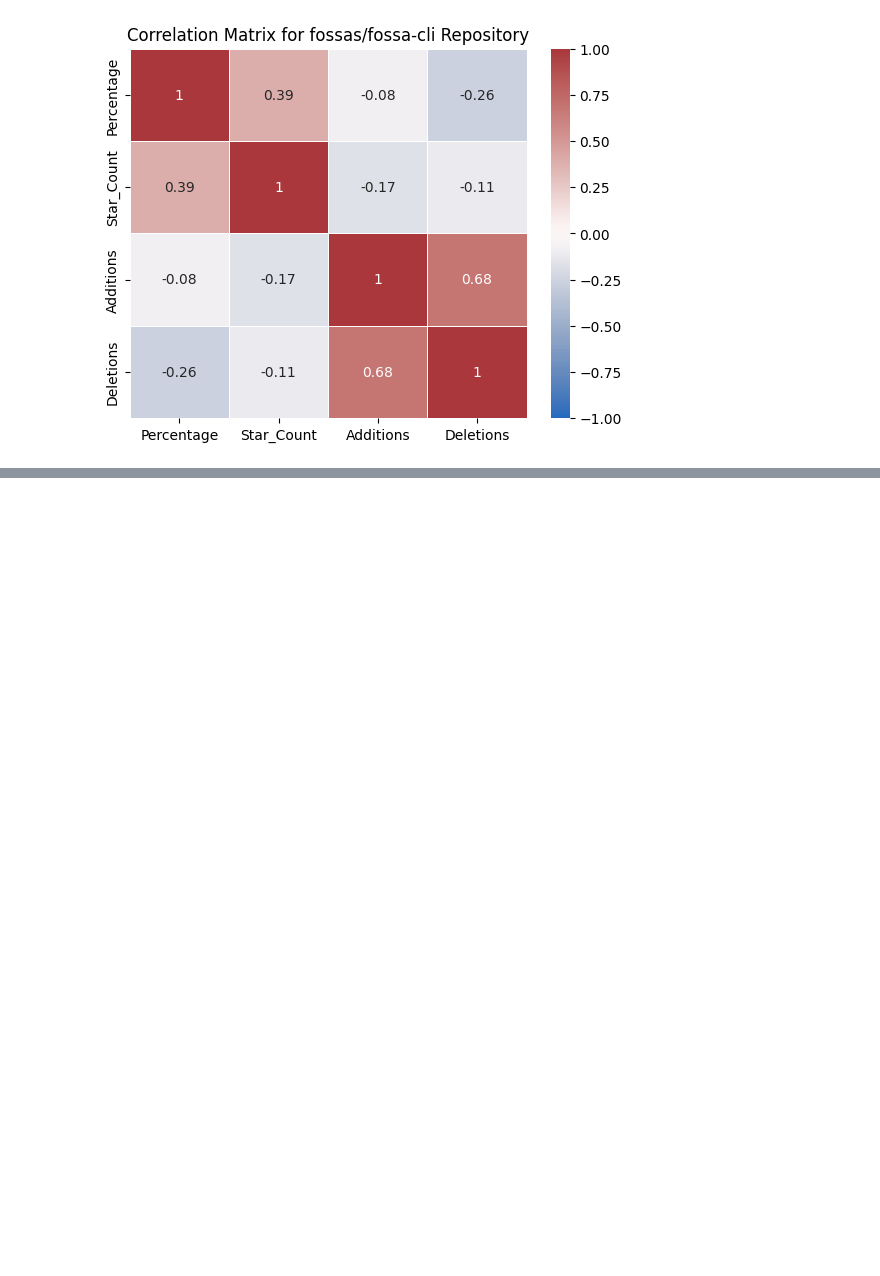
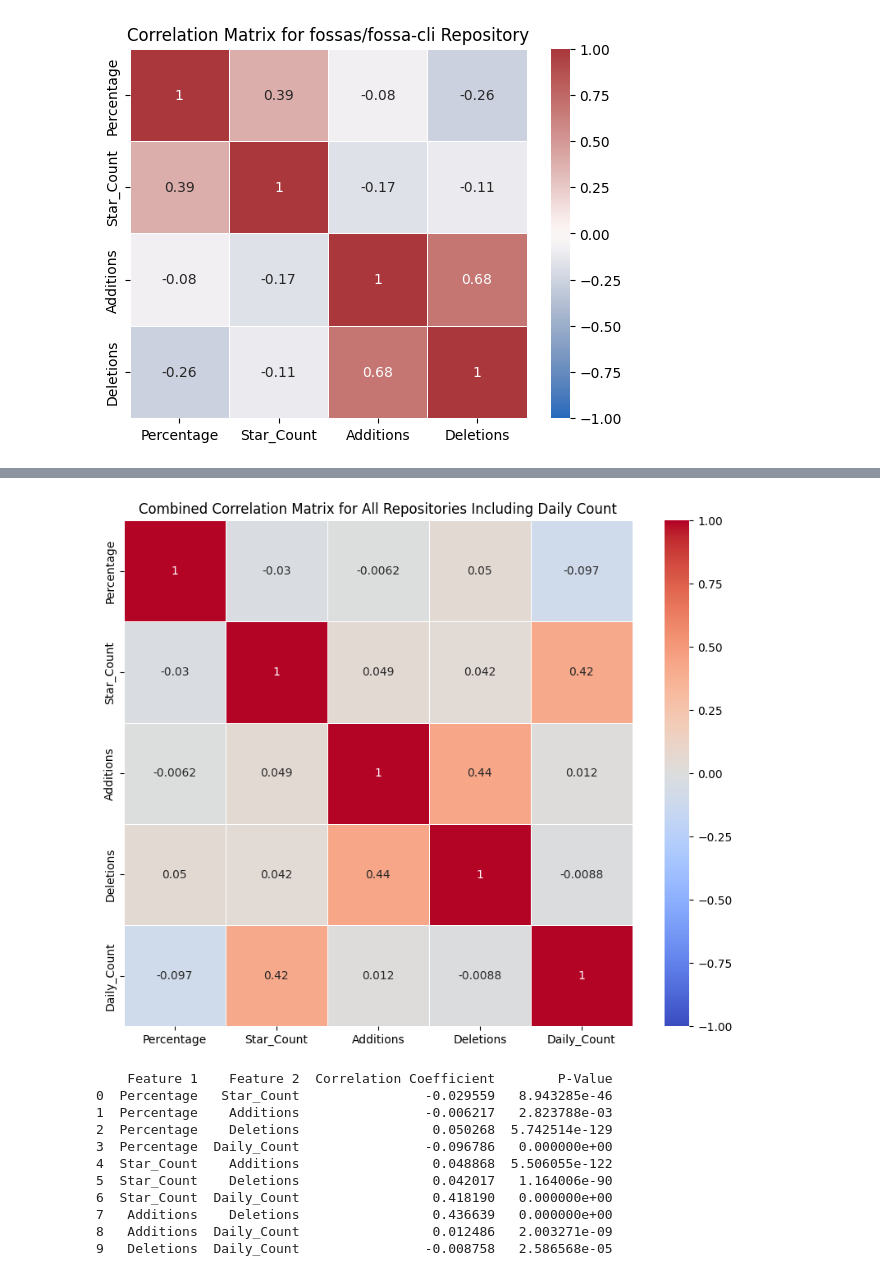
Before and after one commit to rajkunamaneni/Code-Coverage-Trends, a Jupyter notebook: src/AutoTesting.ipynb, the cells around one changed output, grey strips where cells are left out. Cells and saved outputs as stored; diff of their text form; code cells hidden in the pictures; blank space fills up the shorter version.

Commit message:
p value stuff

```diff
--- a/src/AutoTesting.ipynb
+++ b/src/AutoTesting.ipynb
@@ -288,0 +357,68 @@ plt.show()
+# %%
+import pandas as pd
+import seaborn as sns
+import matplotlib.pyplot as plt
+from scipy.stats import pearsonr
+
+# Read the CSV file into a DataFrame
+df = pd.read_csv("merged_data.csv")
+
+# Get the list of unique repository names
+repositories_list = df["Username"].unique()
+
+# Initialize an empty DataFrame to store concatenated data
+concatenated_df = pd.DataFrame()
+
+# Initialize a dictionary to store correlation coefficients and p-values
+correlation_data = {"Feature 1": [], "Feature 2": [], "Correlation Coefficient": [], "P-Value": []}
+
+# Iterate over each repository
+for repo_name in repositories_list:
+    # Filter the DataFrame for the current repository
+    selected_df = df[df["Username"] == repo_name]
+
+    # Select the columns for correlation
+    selected_columns = ["Percentage", "Star_Count", "Additions", "Deletions", "Daily_Count"]
+    selected_df = selected_df[selected_columns]
+
+    # Concatenate the selected data with the DataFrame
+    concatenated_df = pd.concat([concatenated_df, selected_df])
+
+# Generate the correlation matrix
+correlation_matrix = concatenated_df.corr()
+
+# Iterate over pairs of features to calculate correlation coefficients and p-values
+for i, feature1 in enumerate(selected_columns):
+    for j, feature2 in enumerate(selected_columns):
+        if i < j:  # Avoid redundant calculations (correlation matrix is symmetric)
+            # Calculate correlation coefficient and p-value
+            corr_coef, p_value = pearsonr(concatenated_df[feature1], concatenated_df[feature2])
+            correlation_data["Feature 1"].append(feature1)
+            correlation_data["Feature 2"].append(feature2)
+            correlation_data["Correlation Coefficient"].append(corr_coef)
+            correlation_data["P-Value"].append(p_value)
+
+# Convert correlation data dictionary to DataFrame
+correlation_df = pd.DataFrame(correlation_data)
+
+# Plot the heatmap with a different color palette
+plt.figure(figsize=(10, 8))
+sns.heatmap(correlation_matrix, annot=True, cmap="coolwarm", linewidths=0.5, vmin=-1, vmax=1, center=0)
+plt.title("Combined Correlation Matrix for All Repositories Including Daily Count")
+plt.show()
+
+# Display correlation coefficients and p-values
+print(correlation_df)
+# %% [output]
+[figure, added]
+    Feature 1    Feature 2  Correlation Coefficient        P-Value
+0  Percentage   Star_Count                -0.029559   8.943285e-46
+1  Percentage    Additions                -0.006217   2.823788e-03
+2  Percentage    Deletions                 0.050268  5.742514e-129
+3  Percentage  Daily_Count                -0.096786   0.000000e+00
+4  Star_Count    Additions                 0.048868  5.506055e-122
+5  Star_Count    Deletions                 0.042017   1.164006e-90
+6  Star_Count  Daily_Count                 0.418190   0.000000e+00
+7   Additions    Deletions                 0.436639   0.000000e+00
+8   Additions  Daily_Count                 0.012486   2.003271e-09
+9   Deletions  Daily_Count                -0.008758   2.586568e-05
```
Also changed, not shown: parts of 5 cells of this notebook.
